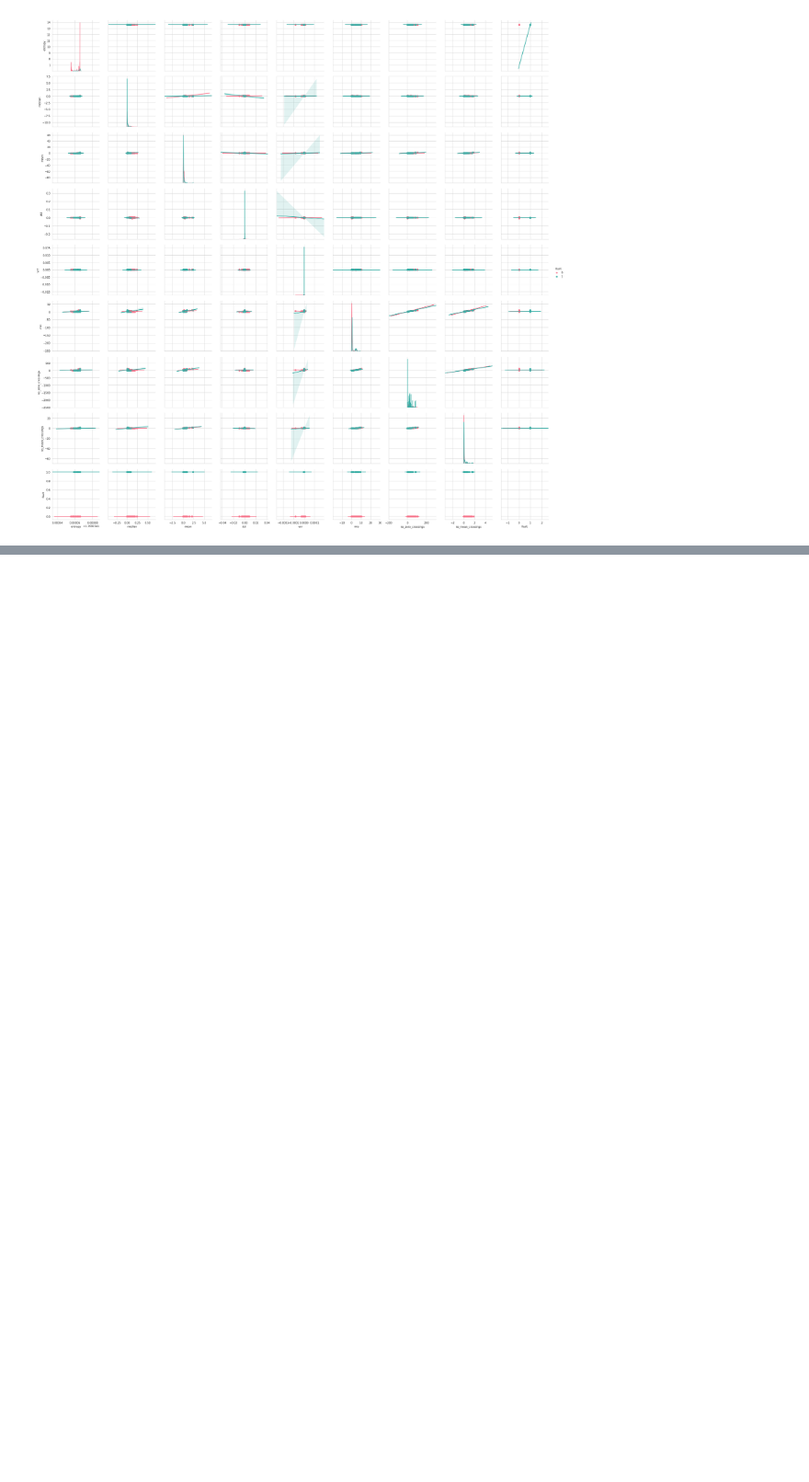
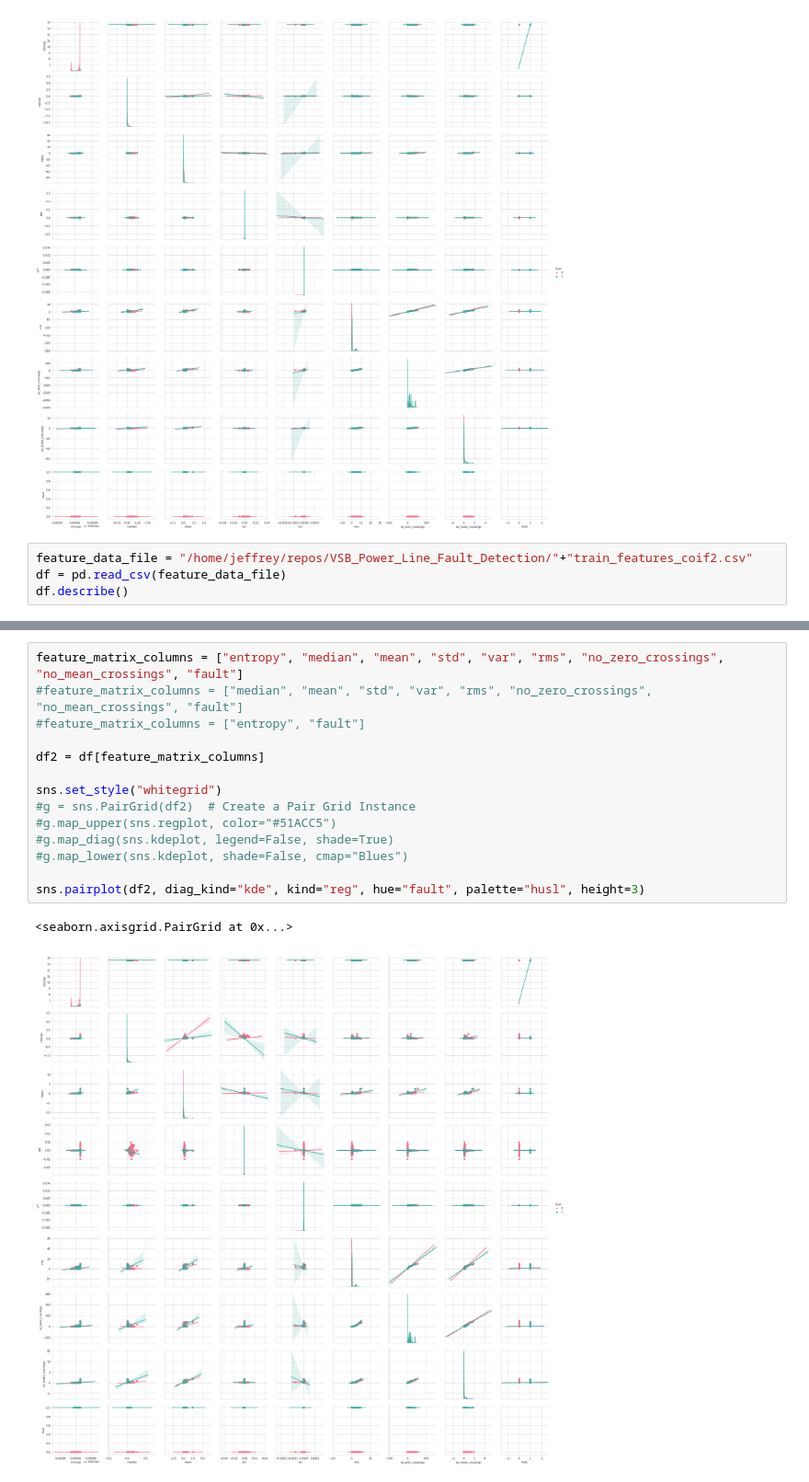
Before and after one commit to jeffreyegan/VSB_Power_Line_Fault_Detection, a Jupyter notebook: VSB_2_Extracted_Feature_Data_Exploration.ipynb, the cells around one changed output, grey strips where cells are left out. Shown at 92% size. Drawn from its saved outputs; the diff is of its cells as text; blank space fills up the shorter version.

```diff
--- a/VSB_2_Extracted_Feature_Data_Exploration.ipynb
+++ b/VSB_2_Extracted_Feature_Data_Exploration.ipynb
@@ -61,3 +61,7 @@ sns.pairplot(df2, diag_kind="kde", kind="reg", hue="fault", palette="husl", heig
 # %% [output]
 <seaborn.axisgrid.PairGrid at 0x...>
 [figure]
+# %%
+feature_data_file = "/home/jeffrey/repos/VSB_Power_Line_Fault_Detection/"+"train_features_coif2.csv"
+df = pd.read_csv(feature_data_file)
+df.describe()
@@ -63,0 +78,17 @@ sns.pairplot(df2, diag_kind="kde", kind="reg", hue="fault", palette="husl", heig
+# %%
+feature_matrix_columns = ["entropy", "median", "mean", "std", "var", "rms", "no_zero_crossings", "no_mean_crossings", "fault"]
+#feature_matrix_columns = ["median", "mean", "std", "var", "rms", "no_zero_crossings", "no_mean_crossings", "fault"]
+#feature_matrix_columns = ["entropy", "fault"]
+
+df2 = df[feature_matrix_columns]
+
+sns.set_style("whitegrid")
+#g = sns.PairGrid(df2)  # Create a Pair Grid Instance
+#g.map_upper(sns.regplot, color="#51ACC5")
+#g.map_diag(sns.kdeplot, legend=False, shade=True)
+#g.map_lower(sns.kdeplot, shade=False, cmap="Blues")
+
+sns.pairplot(df2, diag_kind="kde", kind="reg", hue="fault", palette="husl", height=3)
+# %% [output]
+<seaborn.axisgrid.PairGrid at 0x...>
+[figure, added]
```
Also changed, not shown: parts of 1 cell of this notebook, 2 other files.
